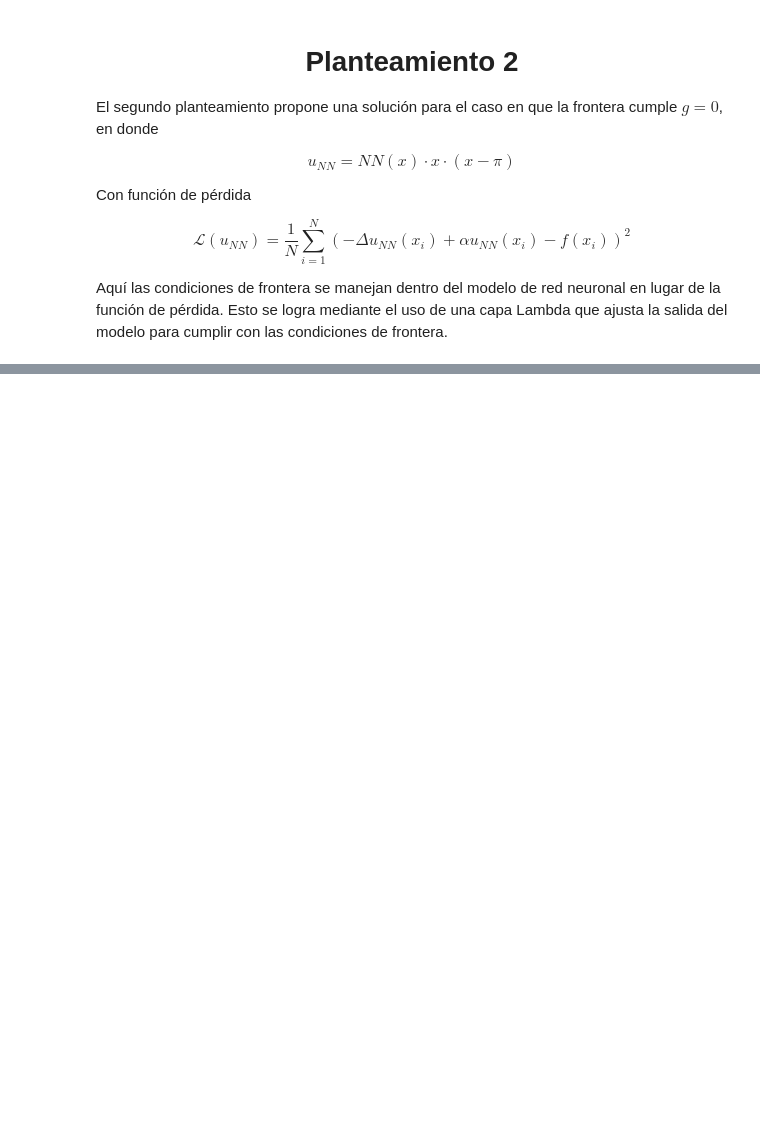
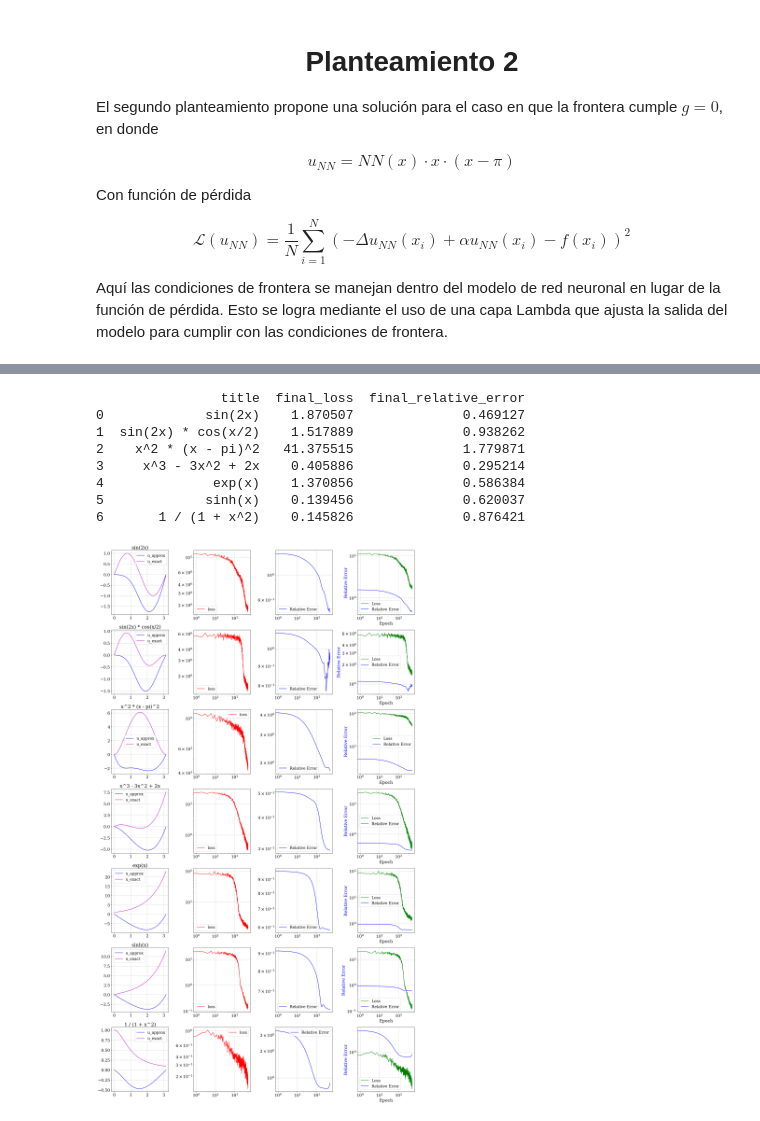
Before and after one commit to tscobarr/PINN, a Jupyter notebook: planteamiento2.ipynb, the cells around one changed output, grey strips where cells are left out. Saved outputs shown, nothing was run; the diff lists cells and outputs as text; code cells hidden in the pictures; blank space fills up the shorter version.

```diff
--- a/planteamiento2.ipynb
+++ b/planteamiento2.ipynb
@@ -189,0 +316,12 @@ WARNING:tensorflow:Calling GradientTape.gradient on a persistent tape inside its
+# %%
+run_experiments_with_different_fRhs('softplus')
+# %% [output]
+                title  final_loss  final_relative_error
+0             sin(2x)    1.870507              0.469127
+1  sin(2x) * cos(x/2)    1.517889              0.938262
+2    x^2 * (x - pi)^2   41.375515              1.779871
+3     x^3 - 3x^2 + 2x    0.405886              0.295214
+4              exp(x)    1.370856              0.586384
+5             sinh(x)    0.139456              0.620037
+6       1 / (1 + x^2)    0.145826              0.876421
+[figure, added]
```
Also changed, not shown: parts of 7 cells of this notebook, 3 other files.
